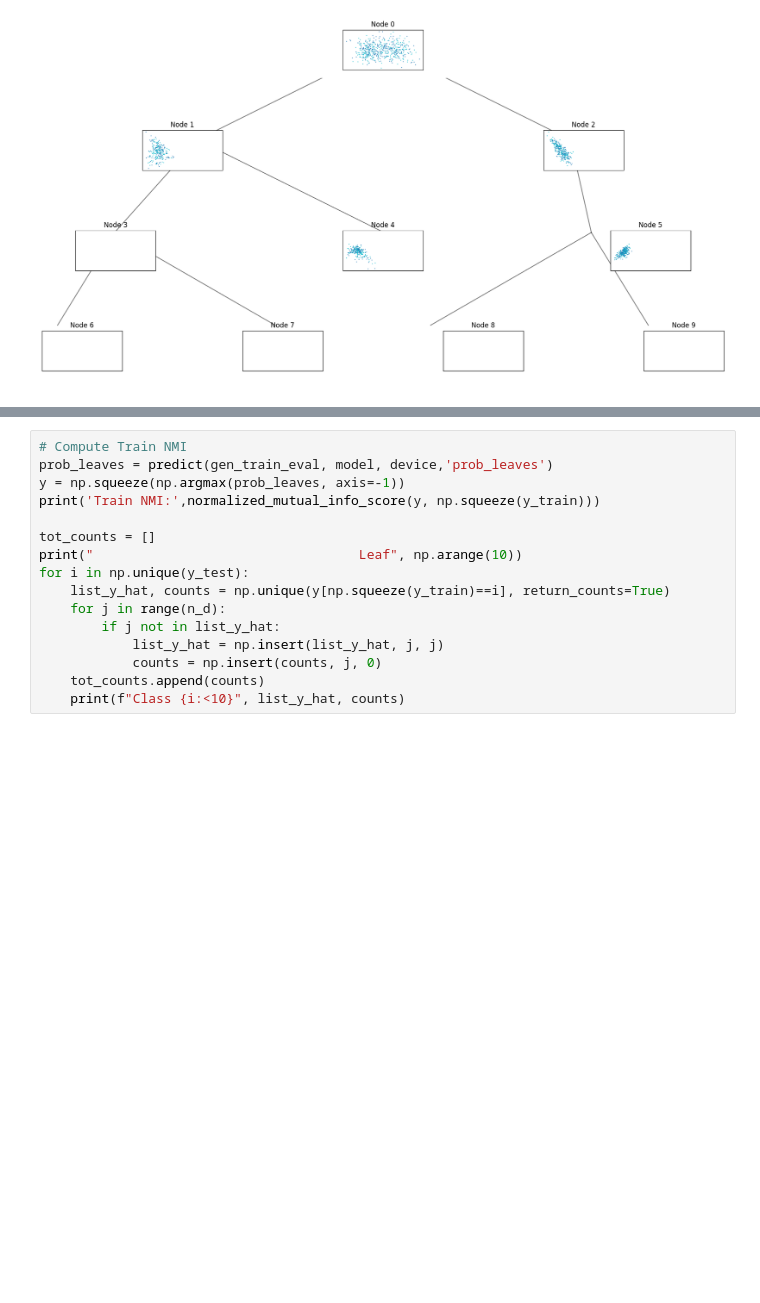
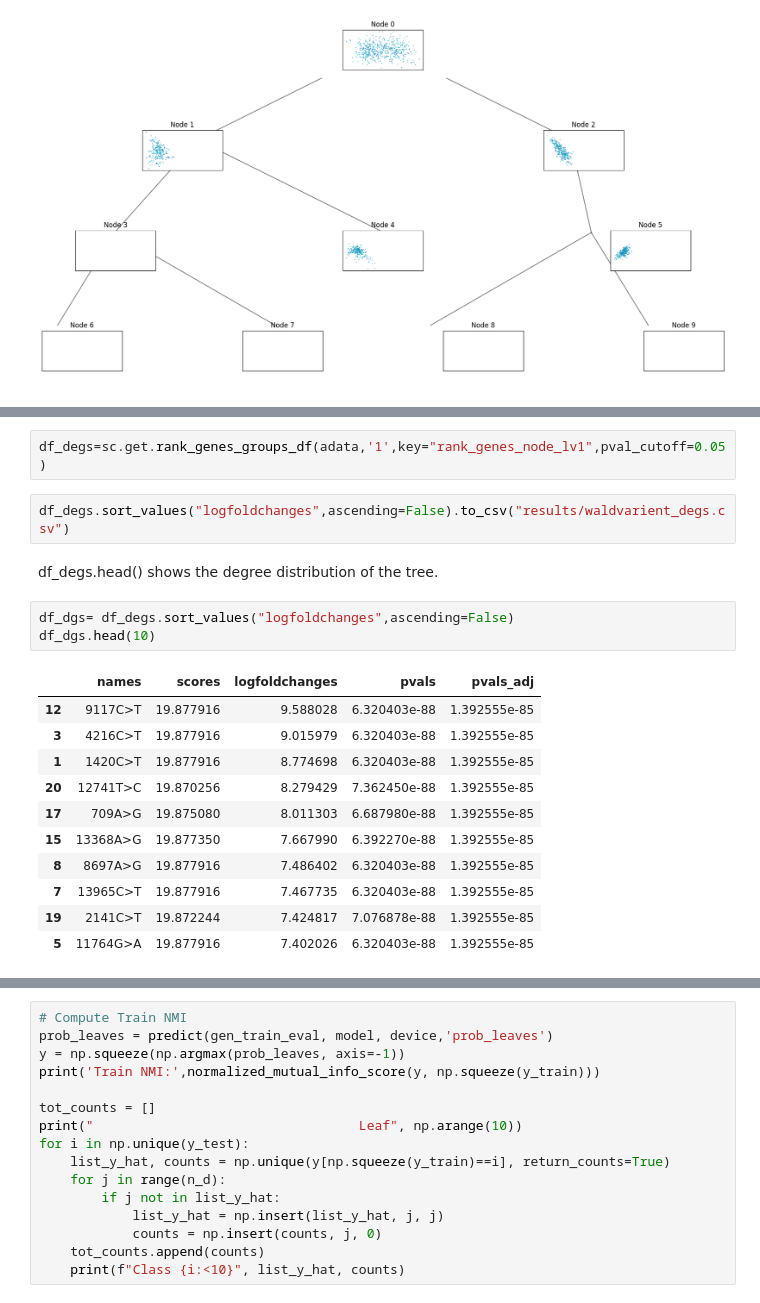
Before and after one commit to juychen/treevaerient, a Jupyter notebook: tree_exploration_SNP.ipynb, the cells around one changed output, grey strips where cells are left out. Drawn from its saved outputs; the diff is of its cells as text; blank space fills up the shorter version.

```diff
--- a/tree_exploration_SNP.ipynb
+++ b/tree_exploration_SNP.ipynb
@@ -168,0 +281,21 @@ data_tree
+# %%
+df_degs=sc.get.rank_genes_groups_df(adata,'1',key="rank_genes_node_lv1",pval_cutoff=0.05)
+# %%
+df_degs.sort_values("logfoldchanges",ascending=False).to_csv("results/waldvarient_degs.csv")
+# %% [markdown]
+df_degs.head() shows the degree distribution of the tree.
+# %%
+df_dgs= df_degs.sort_values("logfoldchanges",ascending=False)
+df_dgs.head(10)
+# %% [output]
+|  | names | scores | logfoldchanges | pvals | pvals_adj |
+| 12 | 9117C>T | 19.877916 | 9.588028 | 6.320403e-88 | 1.392555e-85 |
+| 3 | 4216C>T | 19.877916 | 9.015979 | 6.320403e-88 | 1.392555e-85 |
+| 1 | 1420C>T | 19.877916 | 8.774698 | 6.320403e-88 | 1.392555e-85 |
+| 20 | 12741T>C | 19.870256 | 8.279429 | 7.362450e-88 | 1.392555e-85 |
+| 17 | 709A>G | 19.875080 | 8.011303 | 6.687980e-88 | 1.392555e-85 |
+| 15 | 13368A>G | 19.877350 | 7.667990 | 6.392270e-88 | 1.392555e-85 |
+| 8 | 8697A>G | 19.877916 | 7.486402 | 6.320403e-88 | 1.392555e-85 |
+| 7 | 13965C>T | 19.877916 | 7.467735 | 6.320403e-88 | 1.392555e-85 |
+| 19 | 2141C>T | 19.872244 | 7.424817 | 7.076878e-88 | 1.392555e-85 |
+| 5 | 11764G>A | 19.877916 | 7.402026 | 6.320403e-88 | 1.392555e-85 |
```
Also changed, not shown: parts of 24 cells of this notebook, 1 other file.
